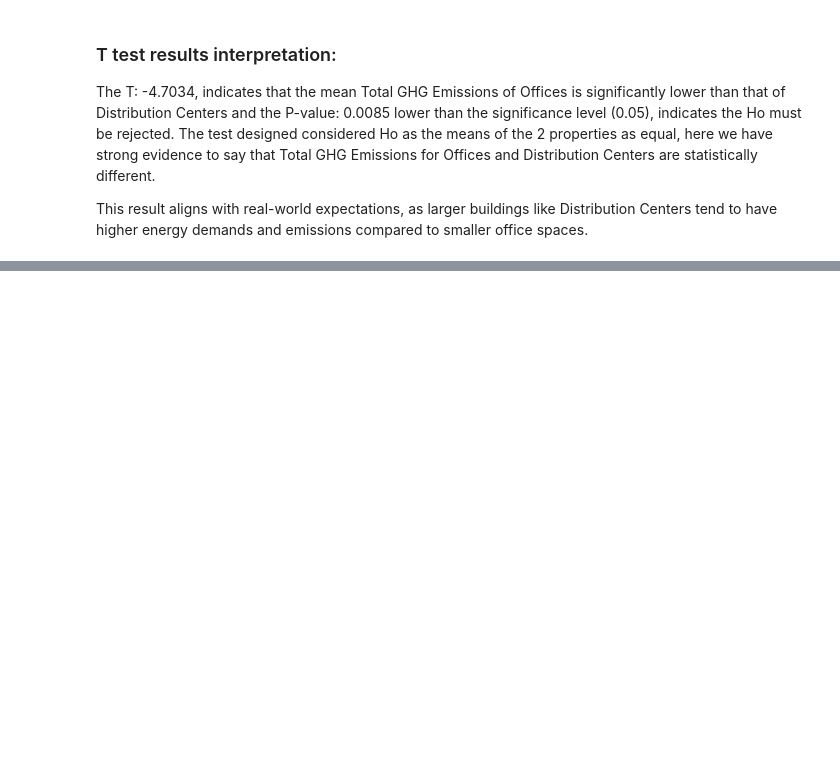
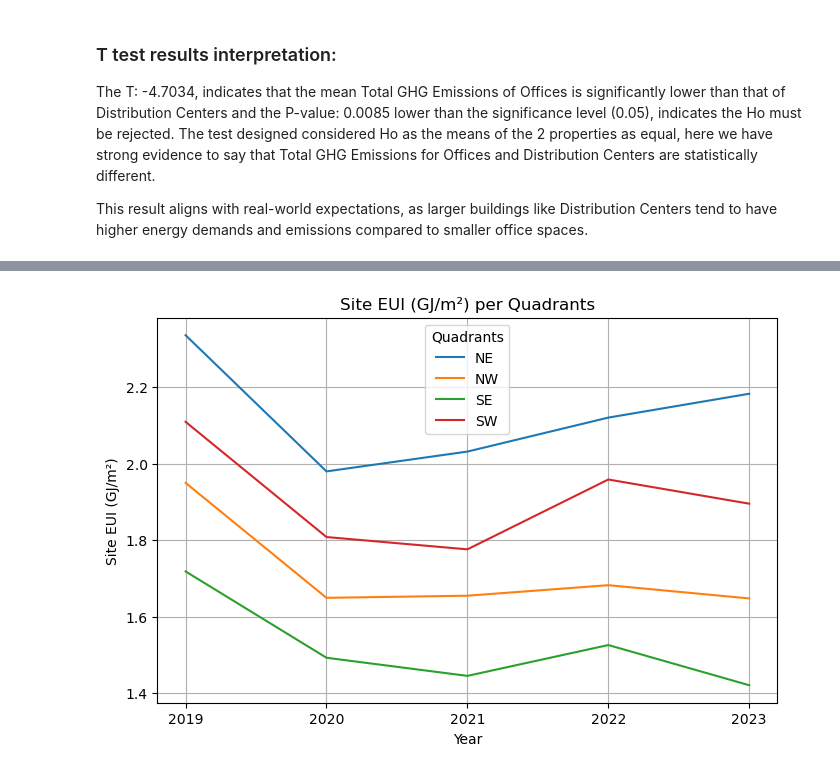
Before and after one commit to DanielaManozca/HW4_Data-602_EnergyDataSet, a Jupyter notebook: Python Code_HW4_DanielaManozca_V2.ipynb, the cells around one changed output, grey strips where cells are left out. Saved outputs shown, nothing was run; the diff lists cells and outputs as text; code cells hidden in the pictures; blank space fills up the shorter version.

Commit message:
Additional graphs and summary report

```diff
--- a/Python Code_HW4_DanielaManozca_V2.ipynb
+++ b/Python Code_HW4_DanielaManozca_V2.ipynb
@@ -675,0 +687,19 @@ This result aligns with real-world expectations, as larger buildings like Distri
+# %%
+# This part of the repository will contains additional graphs for the report
+
+df_cleaned['Quadrant'] = df_cleaned['Address 1'].str.extract(r'(SE|NE|SW|NW)', flags=re.IGNORECASE)[0].str.upper() # Extract and convert
+pivot_df = df_cleaned.groupby(['Quadrant', 'Year Ending'])['Site EUI (GJ/m²)'].mean().unstack() #grouping data
+
+plt.figure(figsize=(8, 5))
+for Quadrant in pivot_df.index:
+    plt.plot(pivot_df.columns.astype(str), pivot_df.loc[Quadrant], label=Quadrant)
+
+# Formatting
+plt.title('Site EUI (GJ/m²) per Quadrants')
+plt.xlabel('Year')
+plt.ylabel('Site EUI (GJ/m²)')
+plt.legend(title='Quadrants')
+plt.grid(True)
+plt.show()
+# %% [output]
+[figure, added]
```
Also changed, not shown: parts of 4 cells of this notebook.
